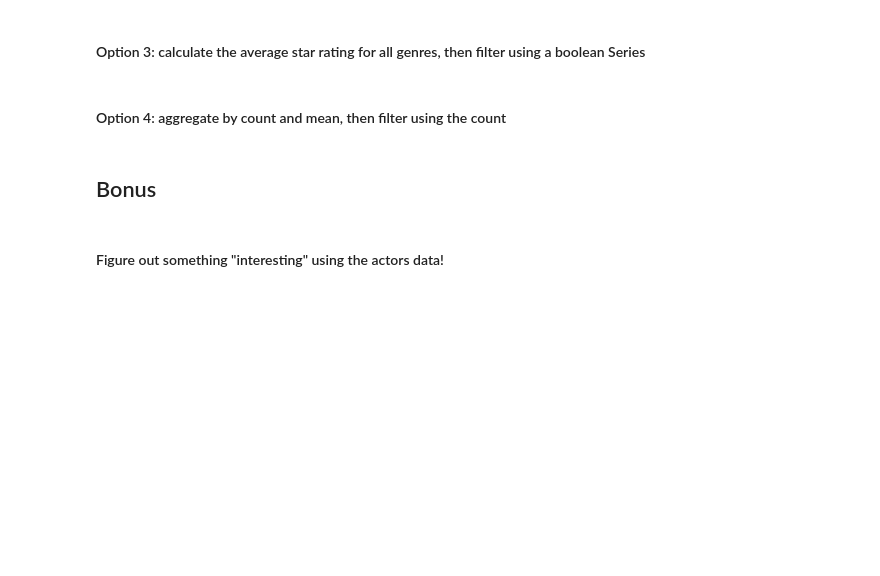
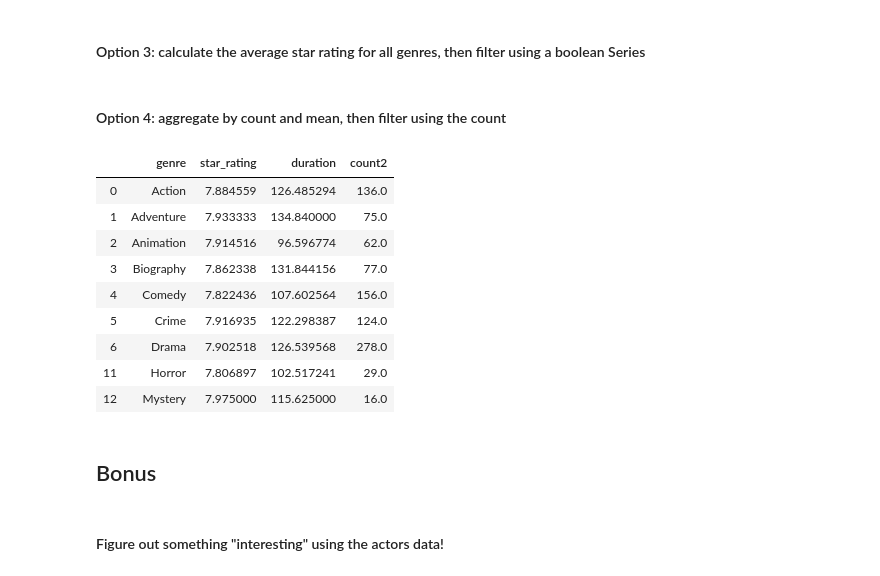
Before and after one commit to the-rahul-kumar/ga-homework-challenge-wk3, a Jupyter notebook: imdb.ipynb, the cells around one changed output. Cells and saved outputs as stored; diff of their text form; code cells hidden in the pictures; blank space fills up the shorter version.

```diff
--- a/imdb.ipynb
+++ b/imdb.ipynb
@@ -380,3 +378,40 @@ movies[movies.duplicated()]
+# %%
+# Answer:
+
+def genre_counter(number):
+    if number >= 10:
+        return number
+    else:
+        return None
+
+
+
+genre_mean = movies.groupby(['genre']).mean()
+genre_count = movies.genre.value_counts().to_frame().reset_index()
+genre_count.columns = ['genre', 'count2']
+
+genre_merged = pd.merge(genre_mean, genre_count, on='genre')
+
+#Originally how I did it. Then I looked up online if there was a better way
+genre_merged2 = genre_merged
+genre_merged2['count2'] = genre_merged2['count2'].apply(genre_counter)
+genre_merged2 = genre_merged2.dropna()
+genre_merged2
+
+#There was ...
+genre_merged3 = genre_merged[genre_merged.count2 >= 10]
+genre_merged3
+# %% [output]
+|  | genre | star_rating | duration | count2 |
+| 0 | Action | 7.884559 | 126.485294 | 136.0 |
+| 1 | Adventure | 7.933333 | 134.840000 | 75.0 |
+| 2 | Animation | 7.914516 | 96.596774 | 62.0 |
+| 3 | Biography | 7.862338 | 131.844156 | 77.0 |
+| 4 | Comedy | 7.822436 | 107.602564 | 156.0 |
+| 5 | Crime | 7.916935 | 122.298387 | 124.0 |
+| 6 | Drama | 7.902518 | 126.539568 | 278.0 |
+| 11 | Horror | 7.806897 | 102.517241 | 29.0 |
+| 12 | Mystery | 7.975000 | 115.625000 | 16.0 |
 # %% [markdown]
 ## Bonus
 # %% [markdown]
```
Also changed, not shown: parts of 4 cells of this notebook.
